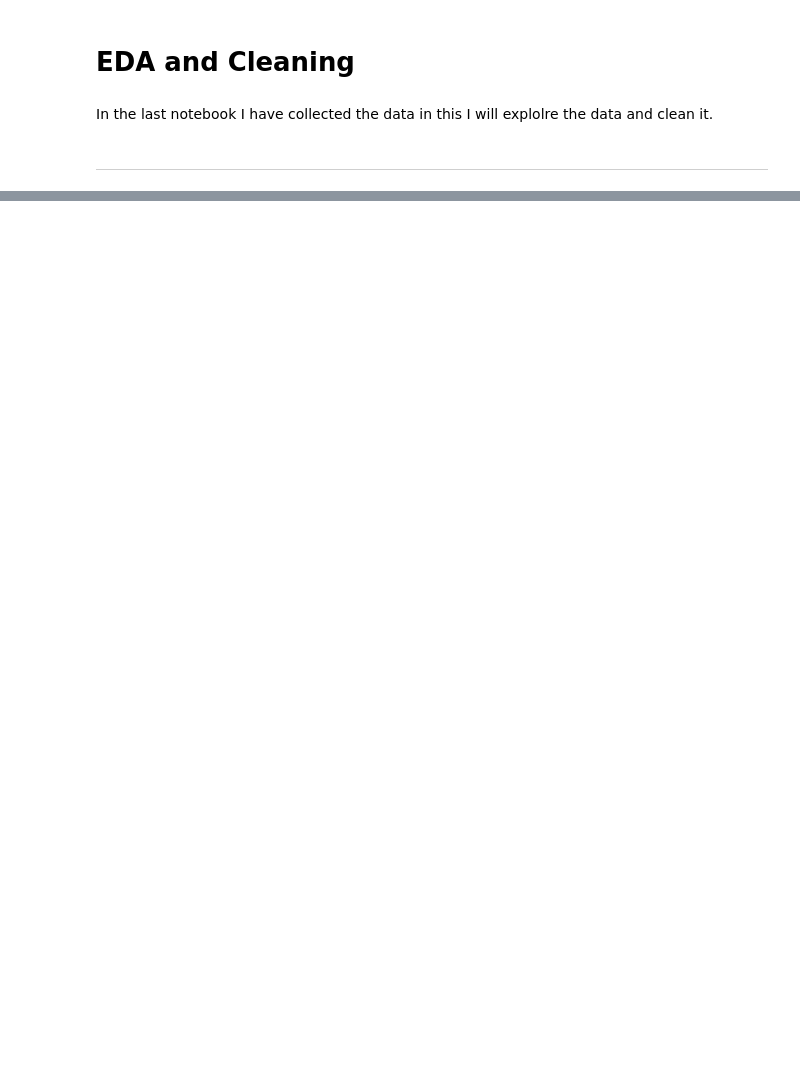
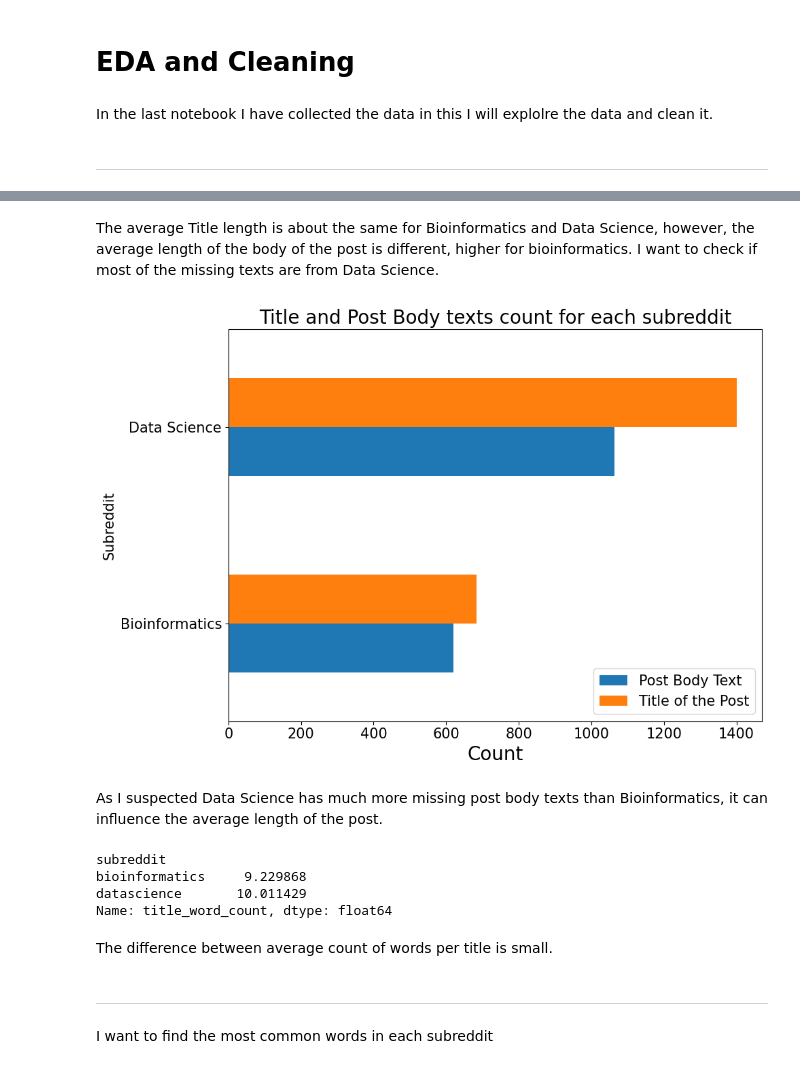
Before and after one commit to ailinnesse/NLP_Differentiate_Bioinformatics_Data_Science_texts, a Jupyter notebook: code/02_EDA_and_Cleaning.ipynb, the cells around one changed output, grey strips where cells are left out. Drawn from its saved outputs; the diff is of its cells as text; code cells hidden in the pictures; blank space fills up the shorter version.

```diff
--- a/code/02_EDA_and_Cleaning.ipynb
+++ b/code/02_EDA_and_Cleaning.ipynb
@@ -77,0 +83,32 @@ reddit.head()
+# %% [markdown]
+The average Title length is about the same for Bioinformatics and Data Science, however, the average length of the body of the post is different, higher for bioinformatics.
+I want to check if most of the missing texts are from Data Science.
+# %%
+reddit.groupby('subreddit')[['post_body_text', 'title']].count().plot(kind='barh', figsize=(10, 7));
+plt.title('Title and Post Body texts count for each subreddit', size = 20)
+plt.xticks(size = 15)
+plt.xlabel('Count', size = 20)
+plt.yticks(np.arange(2), ['Bioinformatics', 'Data Science'], size = 15)
+plt.ylabel('Subreddit', size = 15)
+plt.legend(fontsize = 15, labels = ['Post Body Text', 'Title of the Post'])
+plt.tight_layout()
+plt.savefig('../images/title_post_body_counts.jpeg');
+# %% [output]
+[figure, added]
+# %% [markdown]
+As I suspected Data Science has much more missing post body texts than Bioinformatics, it can influence the average length of the post.
+# %%
+# Check the difference between title word count for Bioinformatics and Data Science
+reddit['title_word_count'] = reddit['title'].map(lambda x: len(x.split()))
+reddit.groupby('subreddit')['title_word_count'].mean()
+# %% [output]
+subreddit
+bioinformatics     9.229868
+datascience       10.011429
+Name: title_word_count, dtype: float64
+# %% [markdown]
+The difference between average count of words per title is small.
+# %% [markdown]
+---
+# %% [markdown]
+I want to find the most common words in each subreddit
```
Also changed, not shown: parts of 22 cells of this notebook, 9 other files.
